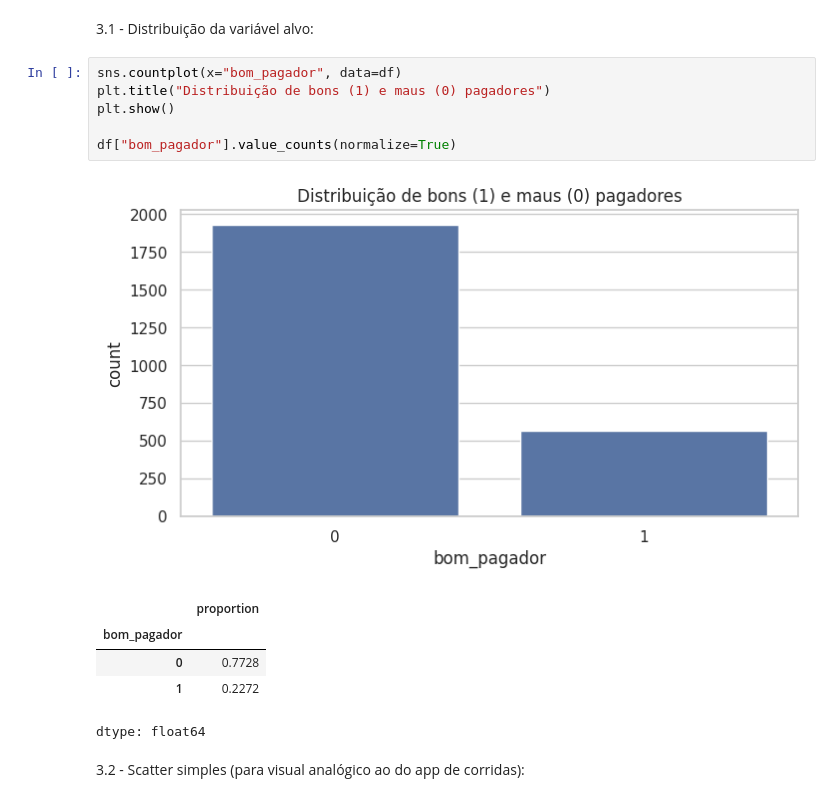
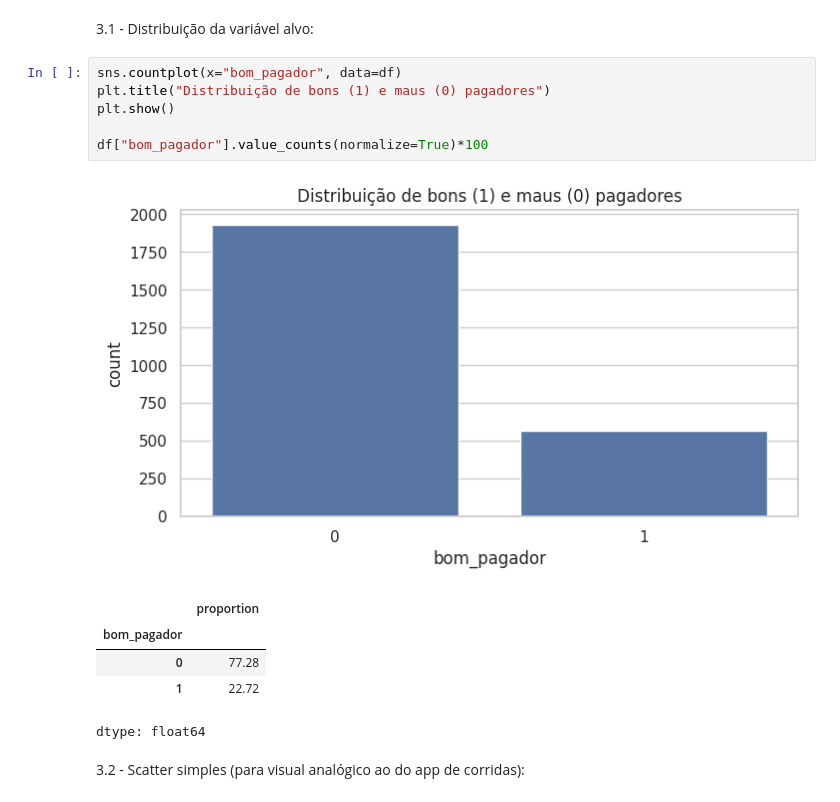
Before and after one commit to samoliverramos/FIAP2026, a Jupyter notebook: Praticas_Machine_Learning/aula03_regressao_logistica_credito.ipynb, the cells around one changed output. Drawn from its saved outputs; the diff is of its cells as text.

```diff
--- a/Praticas_Machine_Learning/aula03_regressao_logistica_credito.ipynb
+++ b/Praticas_Machine_Learning/aula03_regressao_logistica_credito.ipynb
@@ -83,15 +83,15 @@ df.describe()
 # %%
 sns.countplot(x="bom_pagador", data=df)
 plt.title("Distribuição de bons (1) e maus (0) pagadores")
 plt.show()
 
-df["bom_pagador"].value_counts(normalize=True)
+df["bom_pagador"].value_counts(normalize=True)*100
 # %% [output]
 [figure]
 |  | proportion |
 | bom_pagador |  |
-| 0 | 0.7728 |
-| 1 | 0.2272 |
+| 0 | 77.28 |
+| 1 | 22.72 |
 dtype: float64
 # %% [markdown]
 3.2 - Scatter simples (para visual analógico ao do app de corridas):
```
Also changed, not shown: parts of 10 cells of this notebook.
